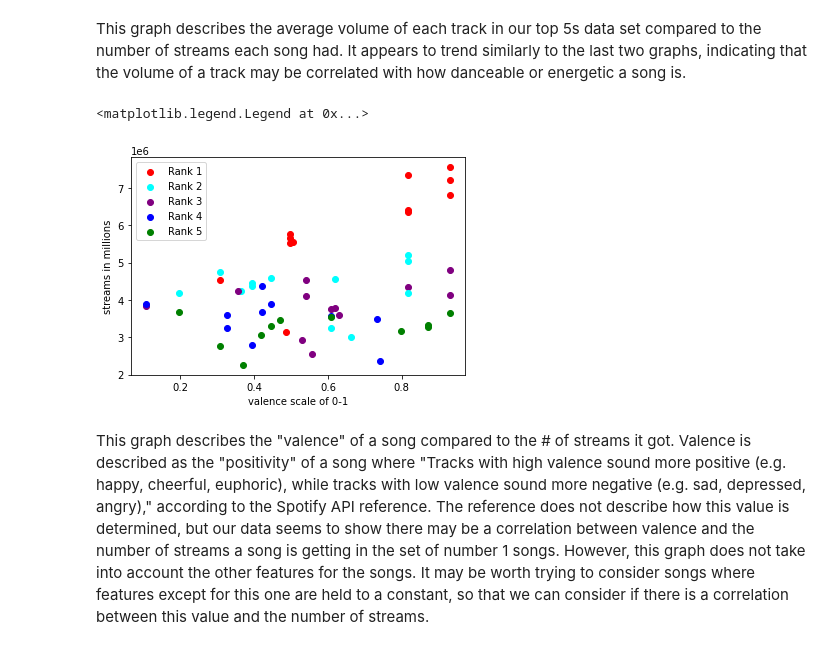
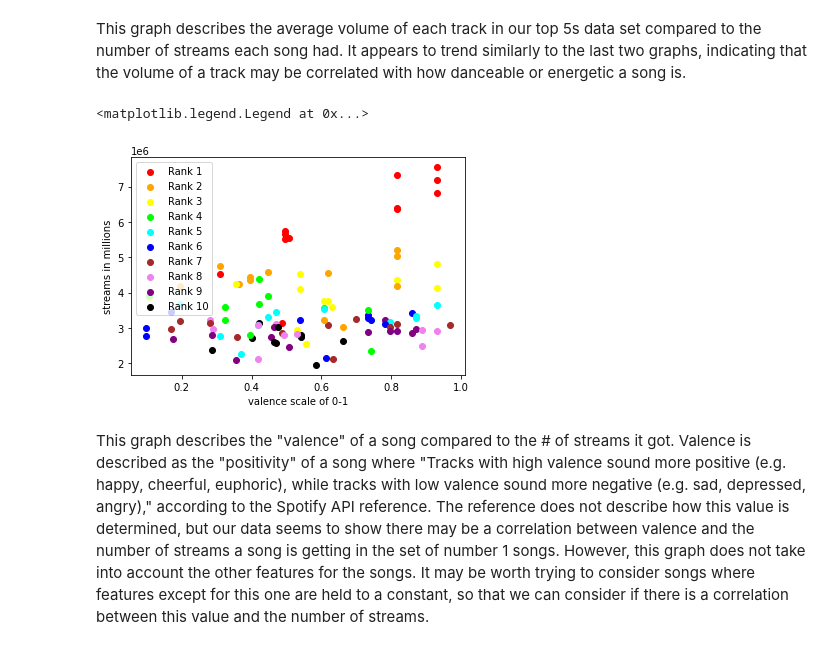
Before and after one commit to amandotzip/groovydata, a Jupyter notebook: final-tutorial.ipynb, the cells around one changed output. Saved outputs shown, nothing was run; the diff lists cells and outputs as text; code cells hidden in the pictures.

Commit message:
added titles to graphs, doc, rearranged cells for order to make sense

```diff
--- a/final-tutorial.ipynb
+++ b/final-tutorial.ipynb
@@ -498,11 +512,0 @@ top5s.head()
-# %%
-color_list = ['r', 'cyan', 'purple', 'b', 'green']
-
-i = 0
-for index, row in top5s.iterrows():
-    plt.scatter(row['duration_ms'],row['streams'], color=color_list[i])
-    i = (i + 1) % 5
-
-plt.xlabel('duration in milliseconds')
-plt.ylabel('streams in millions')
-plt.legend(['Rank 1', 'Rank 2', 'Rank 3', 'Rank 4', 'Rank 5'])
@@ -511,0 +513,15 @@ plt.legend(['Rank 1', 'Rank 2', 'Rank 3', 'Rank 4', 'Rank 5'])
+# %%
+top5s = df.loc[df['position'] <= 10]
+#lists for legend to remove redundant code
+color_list = ['r', 'orange', 'yellow', 'lime',  'cyan', 'b', 'brown' , 'violet', 'purple', 'black']
+top10_legend = ['Rank 1', 'Rank 2', 'Rank 3', 'Rank 4', 'Rank 5', 'Rank 6','Rank 7','Rank 8','Rank 9','Rank 10']
+
+#method to remove redundant code in plotting
+def plotTop10(name):
+    i = 0
+    for index, row in top5s.iterrows():
+        plt.scatter(row[name],row['streams'], color=color_list[i])
+        i = (i + 1) % 10
+
+
+top5s.head()
@@ -568,16 +610,13 @@ plt.legend(['Rank 1', 'Rank 2', 'Rank 3', 'Rank 4', 'Rank 5'])
 # %% [markdown]
 This graph describes the average volume of each track in our top 5s data set compared to the number of streams each song had. It appears to trend similarly to the last two graphs, indicating that the volume of a track may be correlated with how danceable or energetic a song is.
 # %%
-i = 0
-for index, row in top5s.iterrows():
-    plt.scatter(row['valence'],row['streams'], color=color_list[i])
-    i = (i + 1) % 5
 
+plotTop10('valence')
 plt.xlabel('valence scale of 0-1')
 plt.ylabel('streams in millions')
-plt.legend(['Rank 1', 'Rank 2', 'Rank 3', 'Rank 4', 'Rank 5'])
+plt.legend(top10_legend)
 # %% [output]
 <matplotlib.legend.Legend at 0x...>
-[figure, old version]
+[figure, new version]
 # %% [markdown]
 This graph describes the "valence" of a song compared to the # of streams it got. Valence is described as the "positivity" of a song where "Tracks with high valence sound more positive (e.g. happy, cheerful, euphoric), while tracks with low valence sound more negative (e.g. sad, depressed, angry)," according to the Spotify API reference. The reference does not describe how this value is determined, but our data seems to show there may be a correlation between valence and the number of streams a song is getting in the set of number 1 songs. However, this graph does not take into account the other features for the songs. It may be worth trying to consider songs where features except for this one are held to a constant, so that we can consider if there is a correlation between this value and the number of streams.
```
Also changed, not shown: parts of 53 cells of this notebook.
